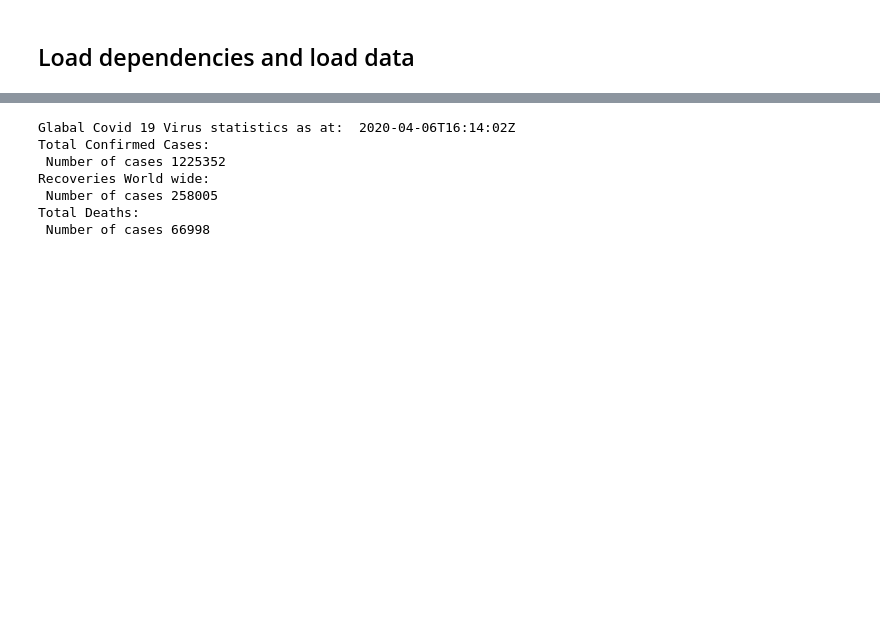
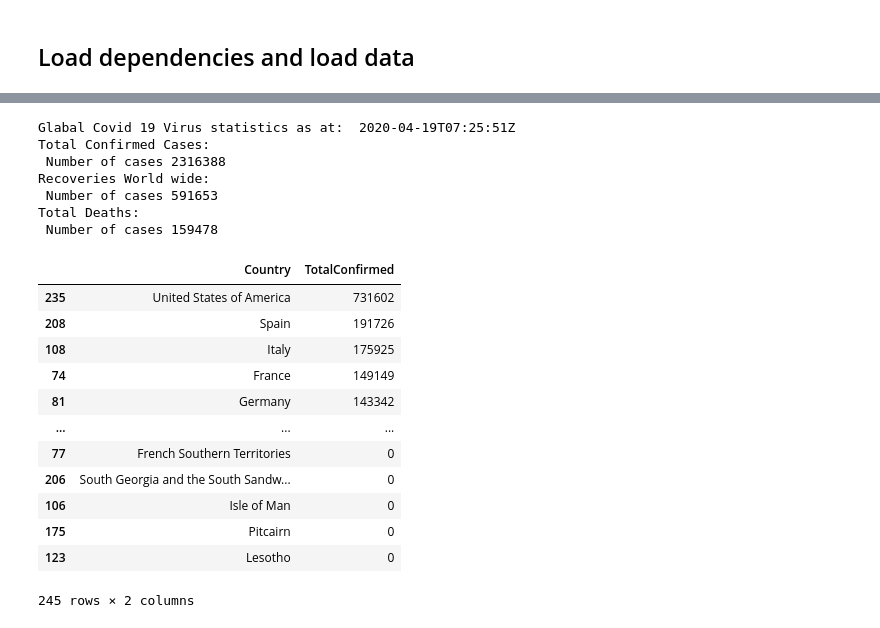
Before and after one commit to tshepojrampai/Covid-19, a Jupyter notebook: CoronaDashboard.ipynb, the cells around one changed output, grey strips where cells are left out. Cells and saved outputs as stored; diff of their text form; code cells hidden in the pictures; blank space fills up the shorter version.

```diff
--- a/CoronaDashboard.ipynb
+++ b/CoronaDashboard.ipynb
@@ -70,7 +74,7 @@ new_recover = df.NewRecovered.sum()
 #Separating columns
 
 #Corona  cases: Total and New
-df_tot_cases = df.loc[:,['Country','TotalConfirmed']]
+df_tot_cases = df.loc[:,['Country','TotalConfirmed']].sort_values(by='TotalConfirmed', ascending=False)
 df_new_cases = df.loc[:,['Country','NewConfirmed']]
 
 #Death Cases: Total and New
@@ -98,10 +102,10 @@ print(color.BOLD + color.UNDERLINE +'Recoveries World wide: '
 print(color.BOLD + color.UNDERLINE +'Total Deaths: '
       + color.END ,'\n','Number of cases', tot_deaths)
 # %% [output]
-Glabal Covid 19 Virus statistics as at:  2020-04-06T16:14:02Z
+Glabal Covid 19 Virus statistics as at:  2020-04-19T07:25:51Z
 Total Confirmed Cases:
- Number of cases 1225352
+ Number of cases 2316388
 Recoveries World wide:
- Number of cases 258005
+ Number of cases 591653
 Total Deaths:
- Number of cases 66998
+ Number of cases 159478
@@ -129,0 +112,16 @@ fig = go.Figure(data = data, layout = layout)
+# %%
+df_tot_cases
+# %% [output]
+|  | Country | TotalConfirmed |
+| 235 | United States of America | 731602 |
+| 208 | Spain | 191726 |
+| 108 | Italy | 175925 |
+| 74 | France | 149149 |
+| 81 | Germany | 143342 |
+| ... | ... | ... |
+| 77 | French Southern Territories | 0 |
+| 206 | South Georgia and the South Sandw... | 0 |
+| 106 | Isle of Man | 0 |
+| 175 | Pitcairn | 0 |
+| 123 | Lesotho | 0 |
+245 rows × 2 columns
```
Also changed, not shown: parts of 18 cells of this notebook, 1 other file.
